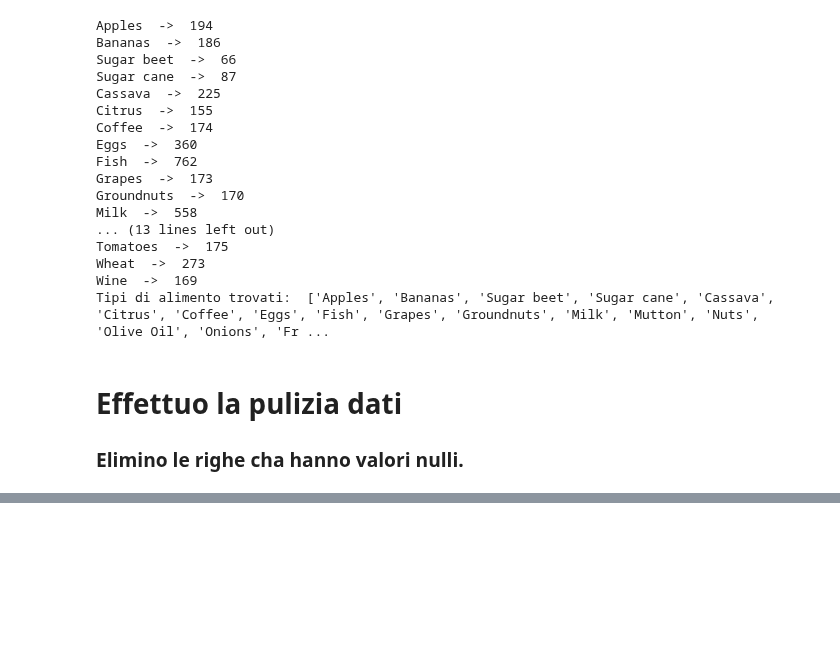
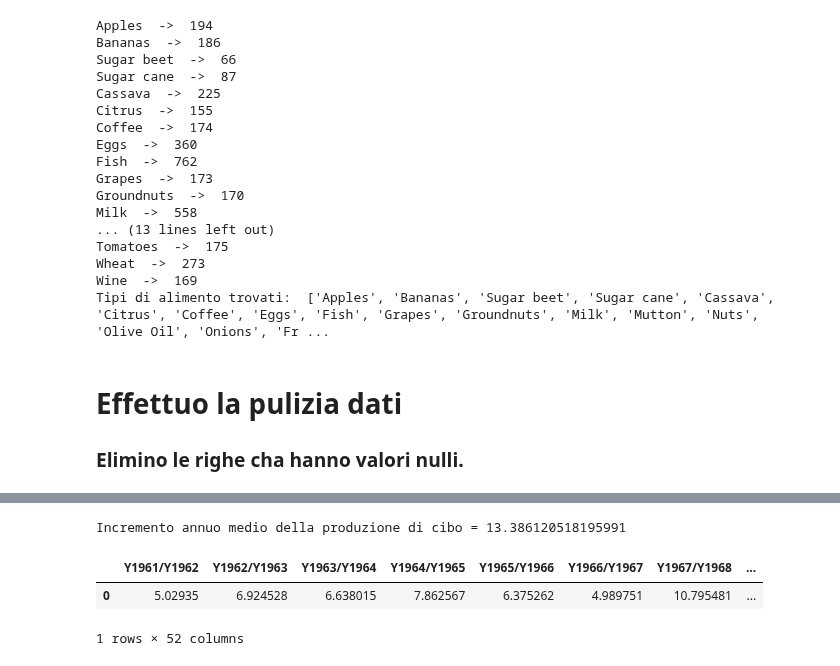
Before and after one commit to monkeymatt0/ProduzioneCibiMangimiImpattoAmbientale, a Jupyter notebook: MatteoVolleroDataVis.ipynb, the cells around one changed output, grey strips where cells are left out. Drawn from its saved outputs; the diff is of its cells as text; code cells hidden in the pictures; blank space fills up the shorter version.

Commit message:
Data exploration (In progress)

```diff
--- a/MatteoVolleroDataVis.ipynb
+++ b/MatteoVolleroDataVis.ipynb
@@ -329,0 +358,16 @@ prodotti_tracciati_df
+# %%
+Food = cibi_mangimi.loc["Food"]
+
+Food_yearly_increment = [abs(Food[f"Y{i}"] - Food[f"Y{i+1}"]) for i in range(1961, 2014) if i + 1 < 2014]
+Food_yearly_increment_df = pd.DataFrame()
+for i in range(1961, 2014):
+     if i+1 < 2014:
+          Food_yearly_increment_df[f"Y{i}/Y{i+1}"] = pd.Series(Food_yearly_increment[abs(1961 - i)])
+
+print(f"Incremento annuo medio della produzione di cibo = {Food_yearly_increment_df.iloc[0].mean()}")
+Food_yearly_increment_df
+# %% [output]
+Incremento annuo medio della produzione di cibo = 13.386120518195991
+|  | Y1961/Y1962 | Y1962/Y1963 | Y1963/Y1964 | Y1964/Y1965 | Y1965/Y1966 | Y1966/Y1967 | Y1967/Y1968 | ... |
+| 0 | 5.02935 | 6.924528 | 6.638015 | 7.862567 | 6.375262 | 4.989751 | 10.795481 | ... |
+1 rows × 52 columns
```
Also changed, not shown: parts of 8 cells of this notebook.
